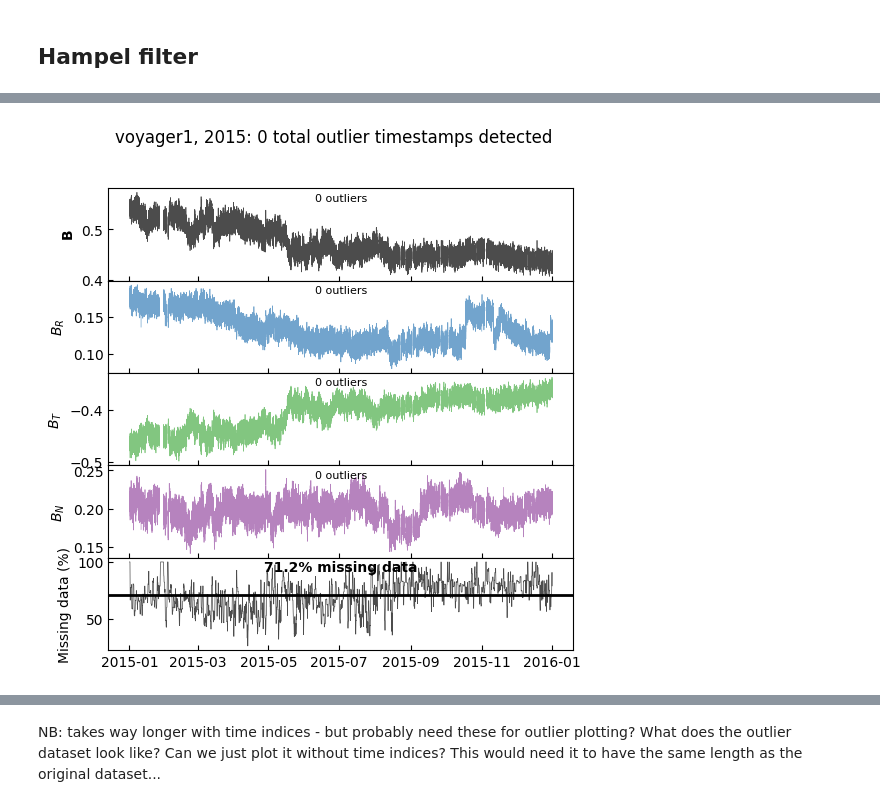
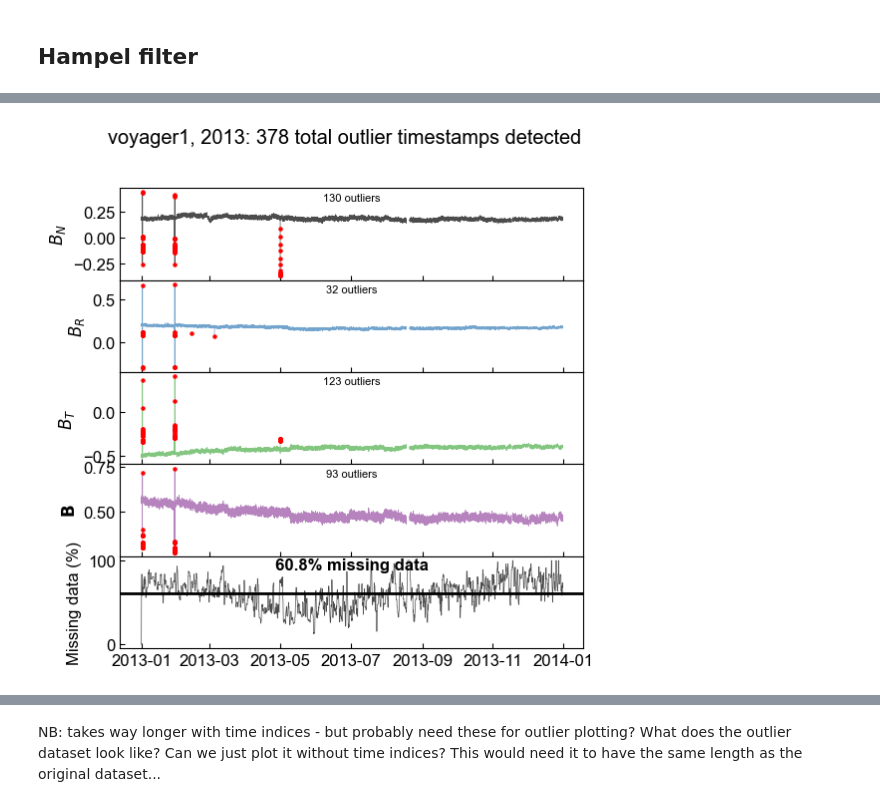
Before and after one commit to daniel-wrench/sf_gap_analysis, a Jupyter notebook: notebooks/voyager_outlier_gap_study.ipynb, the cells around one changed output, grey strips where cells are left out. Saved outputs shown, nothing was run; the diff lists cells and outputs as text; code cells hidden in the pictures.

```diff
--- a/notebooks/voyager_outlier_gap_study.ipynb
+++ b/notebooks/voyager_outlier_gap_study.ipynb
@@ -119,3 +114,17 @@ NameError: name 'df' is not defined
 # plt.legend()
 # %% [markdown]
 ## Hampel filter
+# %%
+spacecraft = "voyager1"
+year = "2013"
+
+data = TimeSeries(
+    f"../data/raw/{spacecraft}_48s_mag-vim_{year}0101_v01_OLD.cdf",
+    concatenate=True,  # Not strictly relevant here as only reading one file at a time
+)
+# data.columns
+# data.units
+# data.time_range
+
+df_raw = data.to_dataframe()
+df_raw
@@ -122,3 +145,6 @@ NameError: name 'df' is not defined
+# %%
+df = df_raw[["BN", "BR", "BT", "F1"]]
+df = df.resample("48s").mean()
 # %%
 # Detect outliers for each compoment, then combine
 
@@ -165,32 +191,32 @@ for i, (comp, color) in enumerate(zip(components, colors)):
         label="Outliers",
         marker="o",
         s=5,
         zorder=2,
     )
 
     ax[i].set_ylabel(f"{labels[comp]}")
 
-overall_missing = df['F1'].isna().sum() / len(df['F1'])*100
+overall_missing = df['BN'].isna().sum() / len(df['BN'])*100
 
 # Plot the rolling fraction of missing data
 ax[-1].plot(rolling_missing[components[0]]*100, color="black", lw=0.5, alpha=0.7)
 ax[-1].axhline(overall_missing, color="black", lw=2, label="Overall missing data")
 # Annotate with overall missing data percentage
 ax[-1].text(
     0.5,
     0.85,
     f"{overall_missing:.1f}% missing data",
     transform=ax[-1].transAxes,
     weight="bold",
     horizontalalignment="center",
 )
 ax[-1].set_ylabel("Missing data (%)")
 # Put number of outliers detected in title
 fig.suptitle(
     f"{spacecraft}, {year}: {len(all_outlier_times)} total outlier timestamps detected",
 )
 
 # plt.savefig(f"../results/cleaning/outliers_{spacecraft}_{year}.png", dpi=300)
 plt.show()
 # %% [output]
-[figure, old version]
+[figure, new version]
```
Also changed, not shown: parts of 23 cells of this notebook.
